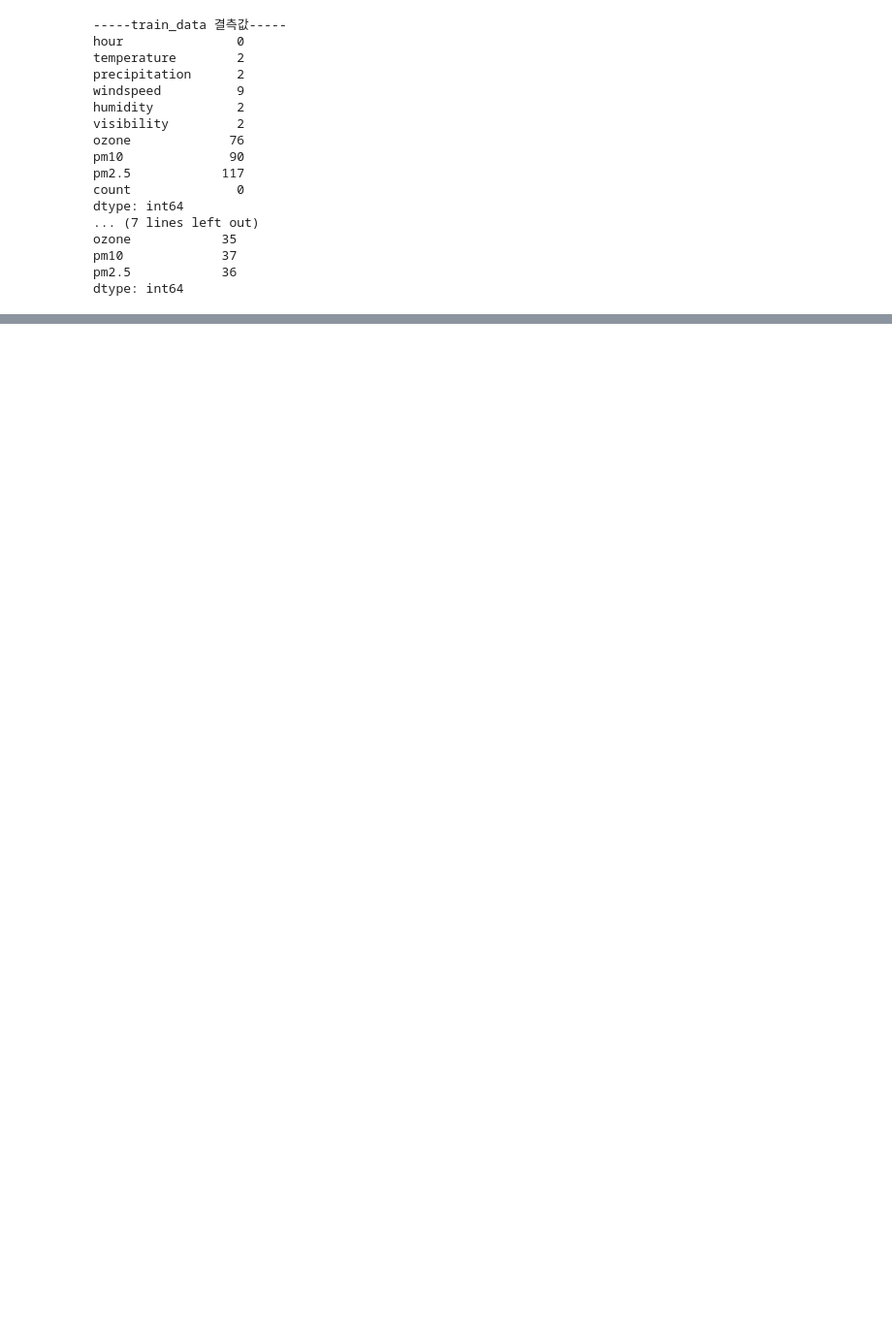
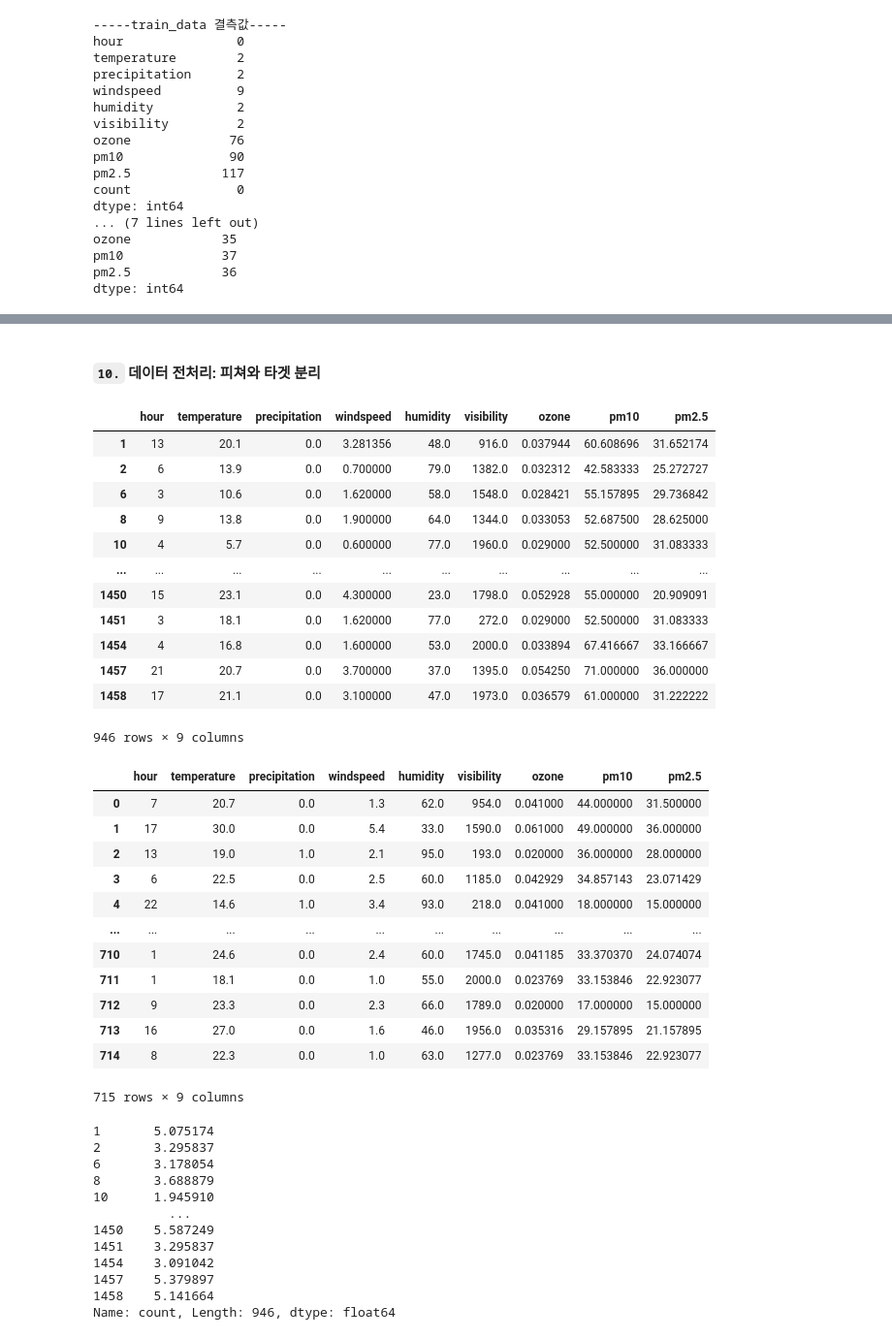
Before and after one commit to P-jinwan/Dacon, a Jupyter notebook: AI model for predicting the use of bicycles in Seoul/AI model for predicting the use of bicycles in Seoul.ipynb, the cells around one changed output, grey strips where cells are left out. Shown: that part at 97% size. Saved outputs shown, nothing was run; the diff lists cells and outputs as text; code cells hidden in the pictures; blank space fills up the shorter version.

```diff
--- a/AI model for predicting the use of bicycles in Seoul/AI model for predicting the use of bicycles in Seoul.ipynb
+++ b/AI model for predicting the use of bicycles in Seoul/AI model for predicting the use of bicycles in Seoul.ipynb
@@ -304,0 +353,53 @@ IndentationError: expected an indented block (2337808955.py, line 2)
+# %% [markdown]
+#### `10.` 데이터 전처리: 피쳐와 타겟 분리
+# %%
+# 피쳐로 사용할 데이터는 타겟값을 드랍한 나머지 특성을 전달합니다.
+feature_train = train_data.copy().drop(['count'], axis=1)
+feature_test = test_data.copy()
+
+# 타겟으로 사용할 원본 데이터의 count 컬럼을 넘겨줍니다.
+target = np.log1p(train_data['count'])
+
+# 데이터를 확인합니다.
+display(feature_train)
+display(feature_test)
+display(target)
+# %% [output]
+|  | hour | temperature | precipitation | windspeed | humidity | visibility | ozone | pm10 | pm2.5 |
+| 1 | 13 | 20.1 | 0.0 | 3.281356 | 48.0 | 916.0 | 0.037944 | 60.608696 | 31.652174 |
+| 2 | 6 | 13.9 | 0.0 | 0.700000 | 79.0 | 1382.0 | 0.032312 | 42.583333 | 25.272727 |
+| 6 | 3 | 10.6 | 0.0 | 1.620000 | 58.0 | 1548.0 | 0.028421 | 55.157895 | 29.736842 |
+| 8 | 9 | 13.8 | 0.0 | 1.900000 | 64.0 | 1344.0 | 0.033053 | 52.687500 | 28.625000 |
+| 10 | 4 | 5.7 | 0.0 | 0.600000 | 77.0 | 1960.0 | 0.029000 | 52.500000 | 31.083333 |
+| ... | ... | ... | ... | ... | ... | ... | ... | ... | ... |
+| 1450 | 15 | 23.1 | 0.0 | 4.300000 | 23.0 | 1798.0 | 0.052928 | 55.000000 | 20.909091 |
+| 1451 | 3 | 18.1 | 0.0 | 1.620000 | 77.0 | 272.0 | 0.029000 | 52.500000 | 31.083333 |
+| 1454 | 4 | 16.8 | 0.0 | 1.600000 | 53.0 | 2000.0 | 0.033894 | 67.416667 | 33.166667 |
+| 1457 | 21 | 20.7 | 0.0 | 3.700000 | 37.0 | 1395.0 | 0.054250 | 71.000000 | 36.000000 |
+| 1458 | 17 | 21.1 | 0.0 | 3.100000 | 47.0 | 1973.0 | 0.036579 | 61.000000 | 31.222222 |
+946 rows × 9 columns
+|  | hour | temperature | precipitation | windspeed | humidity | visibility | ozone | pm10 | pm2.5 |
+| 0 | 7 | 20.7 | 0.0 | 1.3 | 62.0 | 954.0 | 0.041000 | 44.000000 | 31.500000 |
+| 1 | 17 | 30.0 | 0.0 | 5.4 | 33.0 | 1590.0 | 0.061000 | 49.000000 | 36.000000 |
+| 2 | 13 | 19.0 | 1.0 | 2.1 | 95.0 | 193.0 | 0.020000 | 36.000000 | 28.000000 |
+| 3 | 6 | 22.5 | 0.0 | 2.5 | 60.0 | 1185.0 | 0.042929 | 34.857143 | 23.071429 |
+| 4 | 22 | 14.6 | 1.0 | 3.4 | 93.0 | 218.0 | 0.041000 | 18.000000 | 15.000000 |
+| ... | ... | ... | ... | ... | ... | ... | ... | ... | ... |
+| 710 | 1 | 24.6 | 0.0 | 2.4 | 60.0 | 1745.0 | 0.041185 | 33.370370 | 24.074074 |
+| 711 | 1 | 18.1 | 0.0 | 1.0 | 55.0 | 2000.0 | 0.023769 | 33.153846 | 22.923077 |
+| 712 | 9 | 23.3 | 0.0 | 2.3 | 66.0 | 1789.0 | 0.020000 | 17.000000 | 15.000000 |
+| 713 | 16 | 27.0 | 0.0 | 1.6 | 46.0 | 1956.0 | 0.035316 | 29.157895 | 21.157895 |
+| 714 | 8 | 22.3 | 0.0 | 1.0 | 63.0 | 1277.0 | 0.023769 | 33.153846 | 22.923077 |
+715 rows × 9 columns
+1       5.075174
+2       3.295837
+6       3.178054
+8       3.688879
+10      1.945910
+          ...
+1450    5.587249
+1451    3.295837
+1454    3.091042
+1457    5.379897
+1458    5.141664
+Name: count, Length: 946, dtype: float64
```
Also changed, not shown: parts of 32 cells of this notebook, 1 other file.
